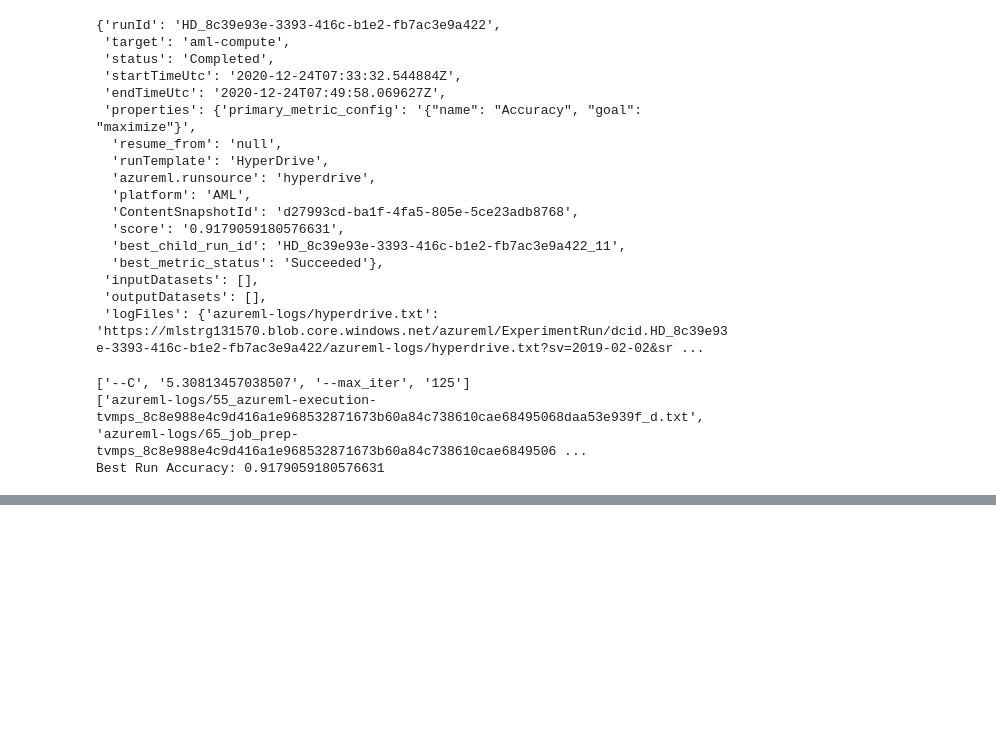
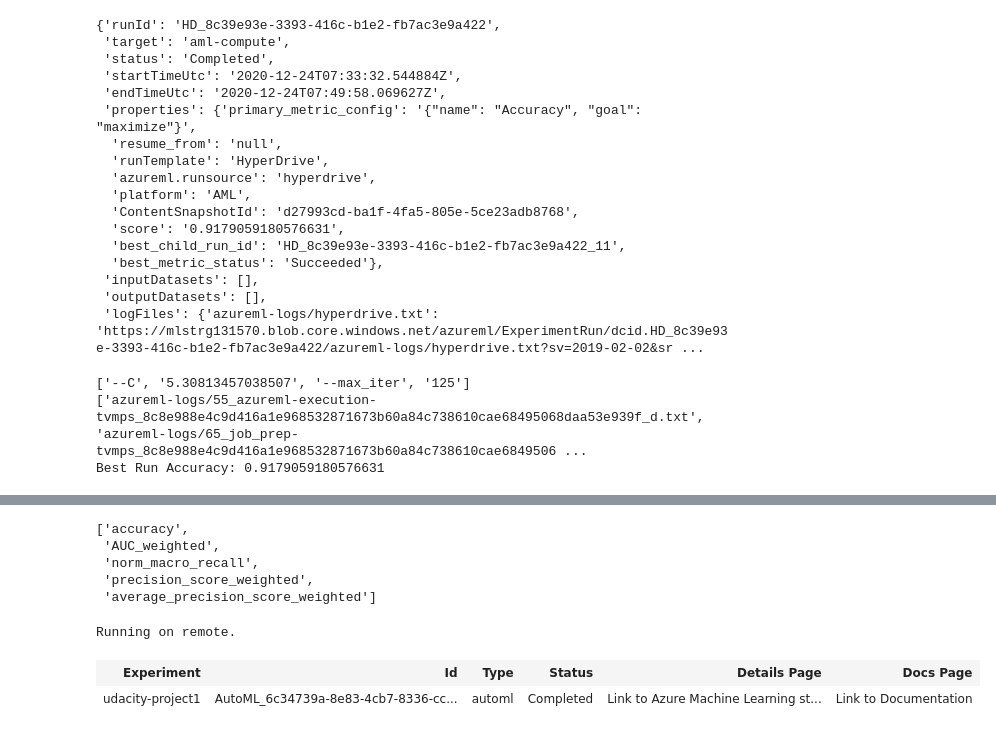
Before and after one commit to neha7598/Optimizing-an-ML-Pipeline-in-Azure, a Jupyter notebook: udacity-project.ipynb, the cells around one changed output, grey strips where cells are left out. Saved outputs shown, nothing was run; the diff lists cells and outputs as text; code cells hidden in the pictures; blank space fills up the shorter version.

Commit message:
Setup  AutoML Run

```diff
--- a/udacity-project.ipynb
+++ b/udacity-project.ipynb
@@ -178,0 +204,9 @@ x, y = clean_data(data)
+# %%
+#save pandas dataframe as .csv and upload to datastore
+if not os.path.isdir('data'):
+    os.mkdir('data')
+pd.DataFrame(train_df).to_csv("data/train_data.csv", index=False)
+pd.DataFrame(test_df).to_csv("data/test_data.csv", index=False)
+
+ds = ws.get_default_datastore()
+ds.upload(src_dir='./data', target_path='bankmarketing', overwrite=True, show_progress=True)
@@ -179,3 +221,16 @@ x, y = clean_data(data)
+# %%
+from azureml.core.dataset import Dataset
+#Load dataset as TabularDataset
+train_data = Dataset.Tabular.from_delimited_files(path=ds.path('bankmarketing/train_data.csv'))
+# %%
+from azureml.train.automl.utilities import get_primary_metrics
+get_primary_metrics("classification")
+# %% [output]
+['accuracy',
+ 'AUC_weighted',
+ 'norm_macro_recall',
+ 'precision_score_weighted',
+ 'average_precision_score_weighted']
 # %%
 from azureml.train.automl import AutoMLConfig
 
@@ -185,12 +240,22 @@ from azureml.train.automl import AutoMLConfig
 # Azure tenant, which will incur personal costs.
 automl_config = AutoMLConfig(
     experiment_timeout_minutes=30,
-    task=,
-    primary_metric=,
-    training_data=,
-    label_column_name=,
-    n_cross_validations=)
+    task="classification",
+    compute_target=compute_cluster,
+    experiment_exit_score=0.99,
+    primary_metric="accuracy",
+    training_data=train_data,
+    label_column_name='y',
+    n_cross_validations=4)
 # %%
 # Submit your automl run
 
 ### YOUR CODE HERE ###
+remote_run = exp.submit(automl_config, show_output = False)
+# %% [output]
+Running on remote.
+# %%
+remote_run
+# %% [output]
+| Experiment | Id | Type | Status | Details Page | Docs Page |
+| udacity-project1 | AutoML_6c34739a-8e83-4cb7-8336-cc... | automl | Completed | Link to Azure Machine Learning st... | Link to Documentation |
```
Also changed, not shown: parts of 9 cells of this notebook.
